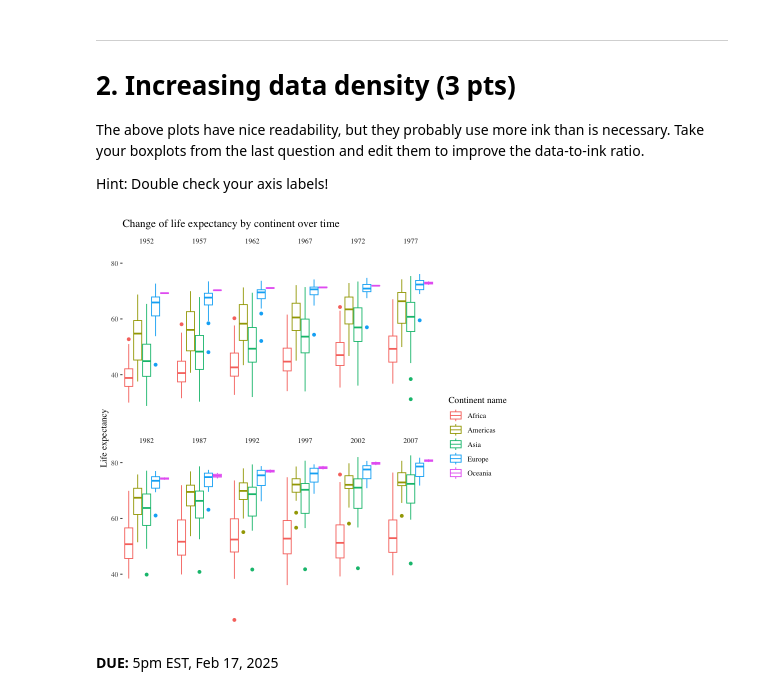
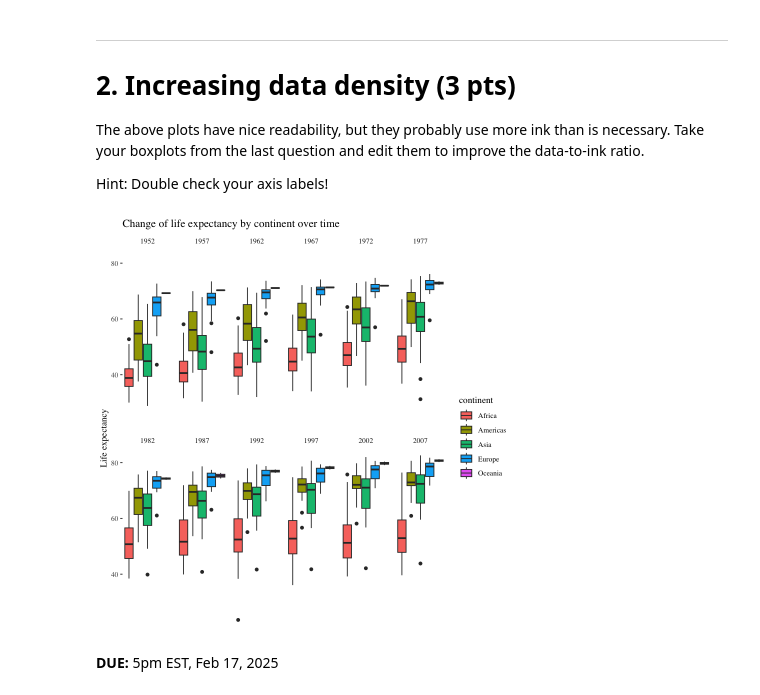
Before and after one commit to Letian-Huang/huang_DSPN_S25, a Jupyter notebook: Homework/Exercise 6.ipynb, the cells around one changed output. Cells and saved outputs as stored; diff of their text form; code cells hidden in the pictures.

```diff
--- a/Homework/Exercise 6.ipynb
+++ b/Homework/Exercise 6.ipynb
@@ -69,15 +79,15 @@ The above plots have nice readability, but they probably use more ink than is ne
 
 Hint: Double check your axis labels!
 # %%
-ggplot(gapminder, aes(y = lifeExp, color = continent)) +
+ggplot(gapminder, aes(y = lifeExp, fill = continent)) +
     geom_boxplot() +
     facet_wrap(~year, ncol = 6) +
     labs(y = "Life expectancy", title = "Change of life expectancy by continent over time",
          color = "Continent name") +
     theme_tufte() +
     theme(axis.text.x = element_blank(), axis.ticks.x = element_blank())
 # %% [output]
-[figure, old version]
+[figure, new version]
 # %% [markdown]
 **DUE:** 5pm EST, Feb 17, 2025
 # %% [markdown]
```
Also changed, not shown: parts of 1 cell of this notebook.
